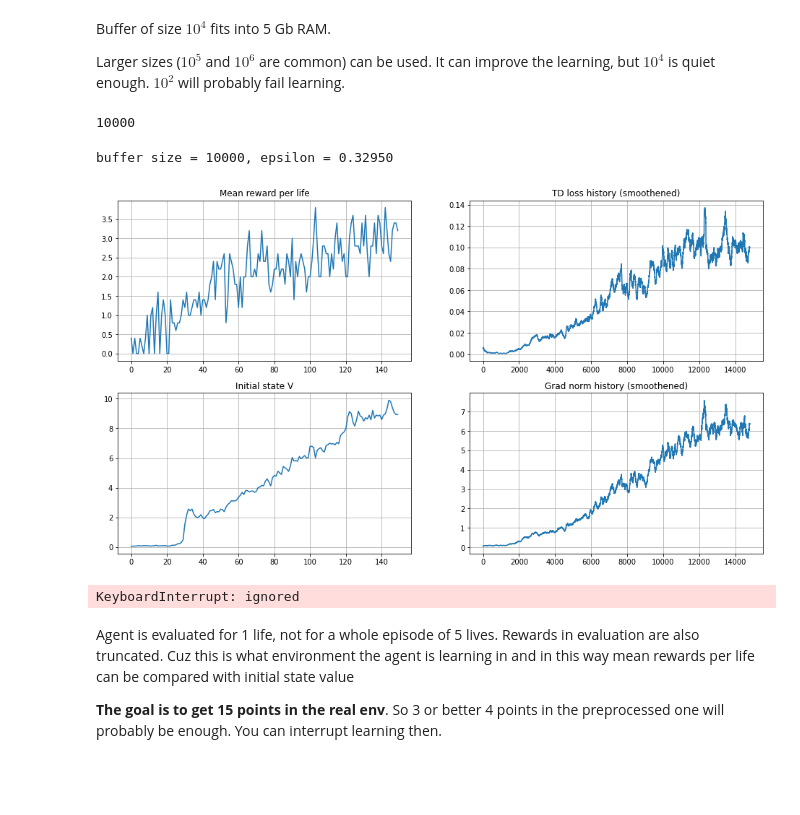
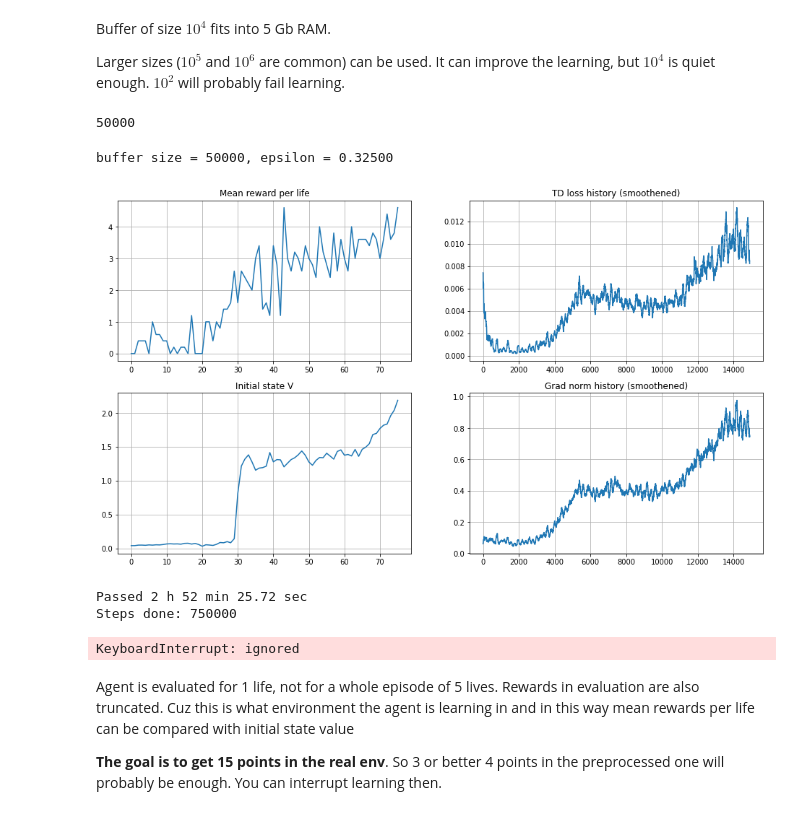
Before and after one commit to vinnibuh/ml-mipt, a Jupyter notebook: homeworks_advanced/Lab2_RL/Lab2_Atari_DQN.ipynb, the cells around one changed output. Drawn from its saved outputs; the diff is of its cells as text; code cells hidden in the pictures; blank space fills up the shorter version.

```diff
--- a/homeworks_advanced/Lab2_RL/Lab2_Atari_DQN.ipynb
+++ b/homeworks_advanced/Lab2_RL/Lab2_Atari_DQN.ipynb
@@ -609,8 +629,8 @@ Buffer of size $10^4$ fits into 5 Gb RAM.
 
 Larger sizes ($10^5$ and $10^6$ are common) can be used. It can improve the learning, but $10^4$ is quiet enough. $10^2$ will probably fail learning.
 # %%
-exp_replay = ReplayBuffer(10**4)
-for i in range(100):
+exp_replay = ReplayBuffer(5*10**4)
+for i in range(500):
     if not utils.is_enough_ram(min_available_gb=0.1):
         print("""
             Less than 100 Mb RAM available.
@@ -620,11 +640,11 @@ for i in range(100):
              )
         break
     play_and_record(state, agent, env, exp_replay, n_steps=10**2)
-    if len(exp_replay) == 10**4:
+    if len(exp_replay) == 5 * 10**4:
         break
 print(len(exp_replay))
 # %% [output]
-10000
+50000
 # %%
 timesteps_per_epoch = 1
 batch_size = 32
@@ -637,8 +657,8 @@ init_epsilon = 1
 final_epsilon = 0.1
 
 loss_freq = 50
-refresh_target_network_freq = 5000
-eval_freq = 5000
+refresh_target_network_freq = 10000
+eval_freq = 10000
 
 max_grad_norm = 50
 
@@ -651,7 +671,8 @@ initial_state_v_history = []
 step = 0
 # %%
 state = env.reset()
-for step in trange(step, total_steps + 1):
+start_time = time.time()
+for step in range(step, total_steps + 1):
     if not utils.is_enough_ram():
         print('less that 100 Mb RAM available, freezing')
         print('make sure everythin is ok and make KeyboardInterrupt to continue')
@@ -695,36 +716,45 @@ for step in trange(step, total_steps + 1):
 
         clear_output(True)
         print("buffer size = %i, epsilon = %.5f" %
               (len(exp_replay), agent.epsilon))
 
         plt.figure(figsize=[16, 9])
 
         plt.subplot(2, 2, 1)
         plt.title("Mean reward per life")
         plt.plot(mean_rw_history)
         plt.grid()
 
         assert not np.isnan(td_loss_history[-1])
         plt.subplot(2, 2, 2)
         plt.title("TD loss history (smoothened)")
         plt.plot(utils.smoothen(td_loss_history))
         plt.grid()
 
         plt.subplot(2, 2, 3)
         plt.title("Initial state V")
         plt.plot(initial_state_v_history)
         plt.grid()
 
         plt.subplot(2, 2, 4)
         plt.title("Grad norm history (smoothened)")
         plt.plot(utils.smoothen(grad_norm_history))
         plt.grid()
 
         plt.show()
+        seconds_passed = time.time()-start_time
+        minutes_passed = seconds_passed//60
+        hours_passed = seconds_passed//3600
+        print("Passed {:0.0f} h {:0.0f} min {:0.2f} sec".format(hours_passed,
+                                                 minutes_passed - 60 * hours_passed,
+                                                 seconds_passed - 60 * minutes_passed))
+        print("Steps done: {}".format(step))
 # %% [output]
-buffer size = 10000, epsilon = 0.32950
+buffer size = 50000, epsilon = 0.32500
-[figure, old version]
+[figure, new version]
-KeyboardInterrupt: ignored
+Passed 2 h 52 min 25.72 sec
+Steps done: 750000
+KeyboardInterrupt: ignored
 # %% [markdown]
 Agent is evaluated for 1 life, not for a whole episode of 5 lives. Rewards in evaluation are also truncated. Cuz this is what environment the agent is learning in and in this way mean rewards per life can be compared with initial state value
 
```
Also changed, not shown: parts of 17 cells of this notebook, 1 other file.
